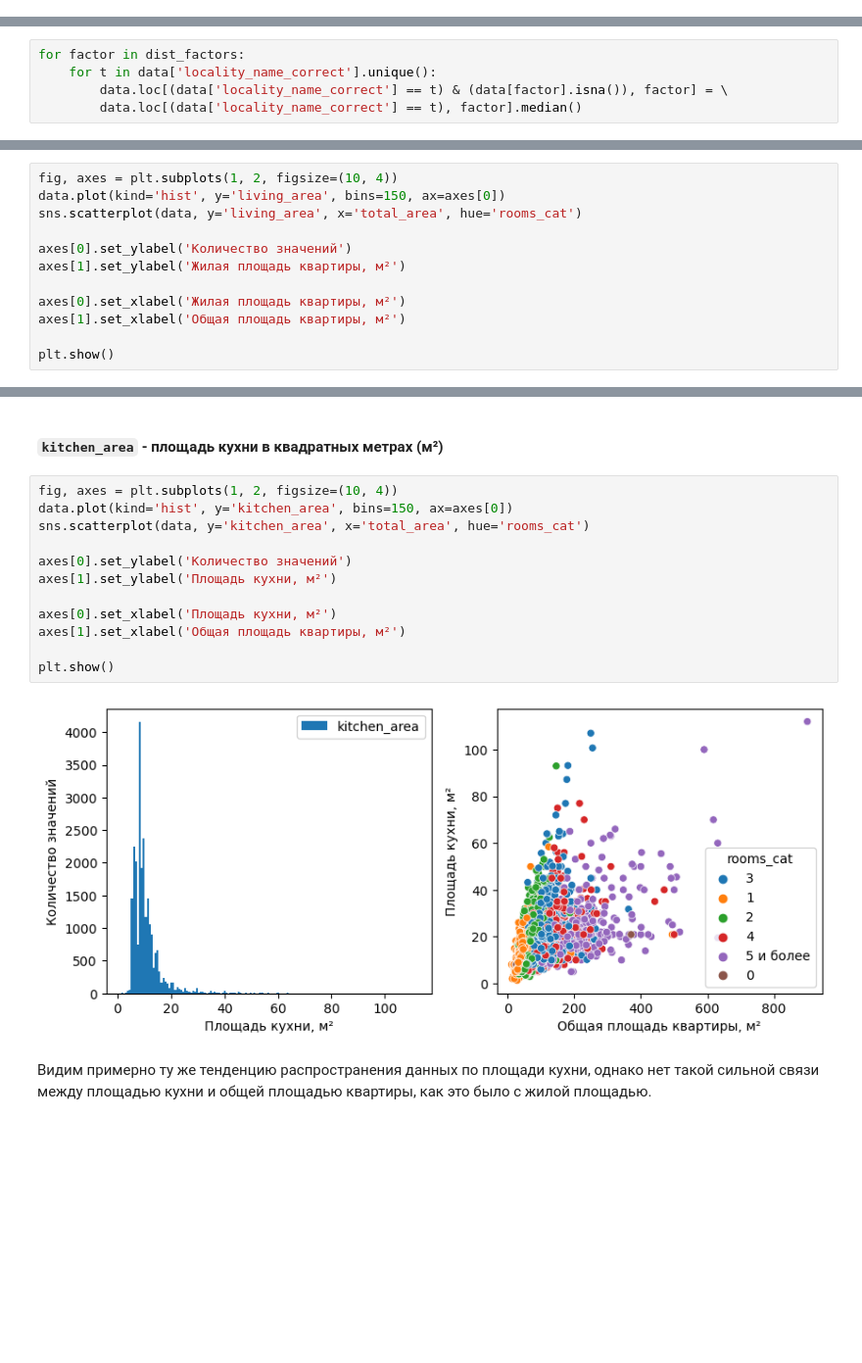
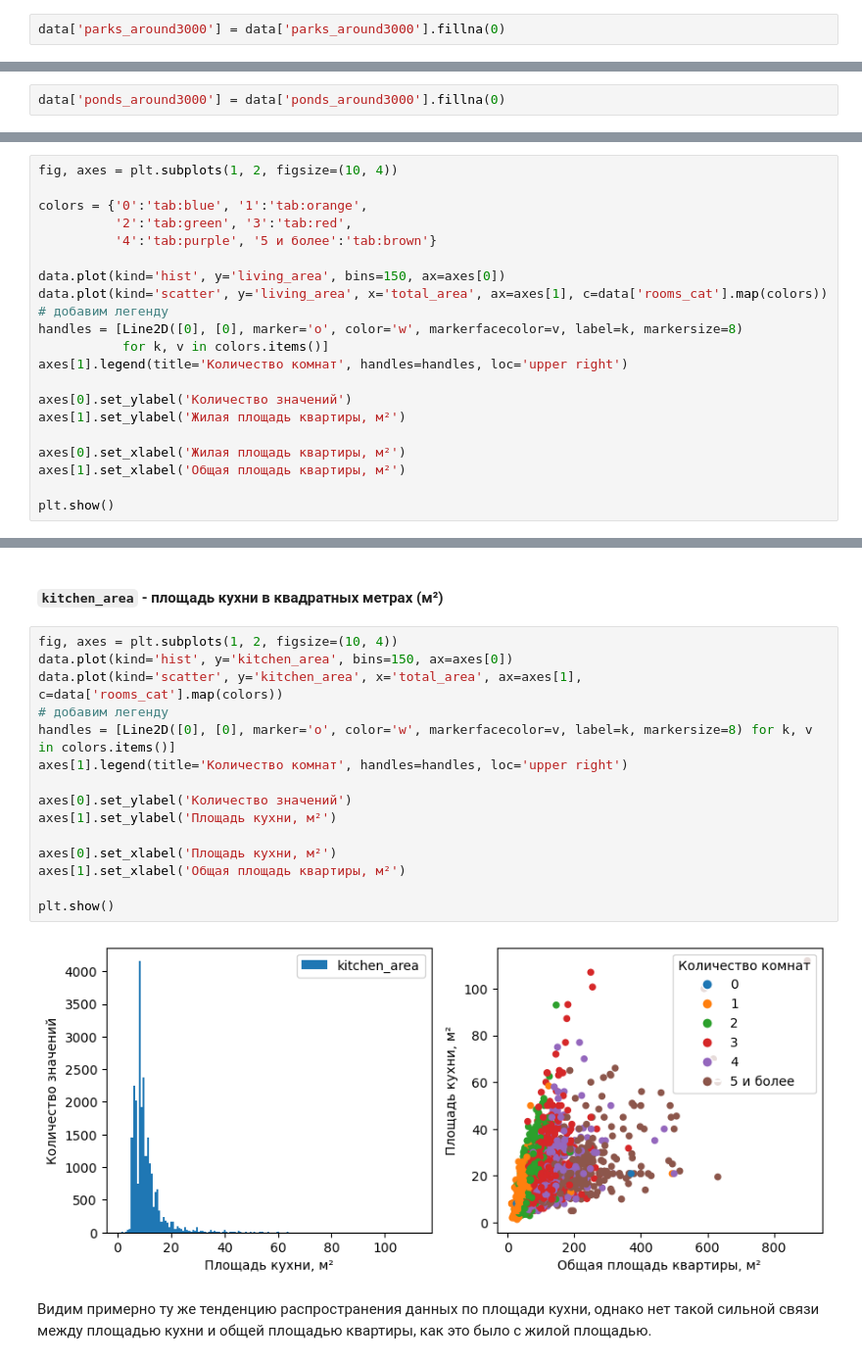
Before and after one commit to max150797/DataScience_Projects, a Jupyter notebook: Проекты по анализу данных/Исследование рынка недвижимости в Санкт-Петербурге/Разведывательный анализ данных.ipynb, the cells around one changed output, grey strips where cells are left out. Shown at 98% size. Drawn from its saved outputs; the diff is of its cells as text; blank space fills up the shorter version.

```diff
--- a/Проекты по анализу данных/Исследование рынка недвижимости в Санкт-Петербурге/Разведывательный анализ данных.ipynb
+++ b/Проекты по анализу данных/Исследование рынка недвижимости в Санкт-Петербурге/Разведывательный анализ данных.ipynb
@@ -287,0 +410,2 @@ for factor in dist_factors:
+# %%
+data['parks_around3000'] = data['parks_around3000'].fillna(0)
@@ -287,0 +442,2 @@ for factor in dist_factors:
+# %%
+data['ponds_around3000'] = data['ponds_around3000'].fillna(0)
@@ -408,5 +573,0 @@ Name: locality_name_correct, Length: 306, dtype: int64
-# %%
-for factor in dist_factors:
-    for t in data['locality_name_correct'].unique():
-        data.loc[(data['locality_name_correct'] == t) & (data[factor].isna()), factor] = \
-        data.loc[(data['locality_name_correct'] == t), factor].median()
@@ -536,8 +683,17 @@ plt.show()
 #### `living_area` - жилая площадь в квадратных метрах (м²)
 # %%
 fig, axes = plt.subplots(1, 2, figsize=(10, 4))
+
+colors = {'0':'tab:blue', '1':'tab:orange',
+          '2':'tab:green', '3':'tab:red',
+          '4':'tab:purple', '5 и более':'tab:brown'}
+
 data.plot(kind='hist', y='living_area', bins=150, ax=axes[0])
-sns.scatterplot(data, y='living_area', x='total_area', hue='rooms_cat')
+data.plot(kind='scatter', y='living_area', x='total_area', ax=axes[1], c=data['rooms_cat'].map(colors))
+# добавим легенду
+handles = [Line2D([0], [0], marker='o', color='w', markerfacecolor=v, label=k, markersize=8)
+           for k, v in colors.items()]
+axes[1].legend(title='Количество комнат', handles=handles, loc='upper right')
 
 axes[0].set_ylabel('Количество значений')
 axes[1].set_ylabel('Жилая площадь квартиры, м²')
@@ -557,17 +713,20 @@ plt.show()
 # %%
 fig, axes = plt.subplots(1, 2, figsize=(10, 4))
 data.plot(kind='hist', y='kitchen_area', bins=150, ax=axes[0])
-sns.scatterplot(data, y='kitchen_area', x='total_area', hue='rooms_cat')
+data.plot(kind='scatter', y='kitchen_area', x='total_area', ax=axes[1], c=data['rooms_cat'].map(colors))
+# добавим легенду
+handles = [Line2D([0], [0], marker='o', color='w', markerfacecolor=v, label=k, markersize=8) for k, v in colors.items()]
+axes[1].legend(title='Количество комнат', handles=handles, loc='upper right')
 
 axes[0].set_ylabel('Количество значений')
 axes[1].set_ylabel('Площадь кухни, м²')
 
 axes[0].set_xlabel('Площадь кухни, м²')
 axes[1].set_xlabel('Общая площадь квартиры, м²')
 
 plt.show()
 # %% [output]
-[figure, old version]
+[figure, new version]
 # %% [markdown]
 Видим примерно ту же тенденцию распространения данных по площади кухни, однако нет такой сильной связи между площадью кухни и общей площадью квартиры, как это было с жилой площадью.
 # %% [markdown]
```
Also changed, not shown: parts of 70 cells of this notebook, 1 other file.
